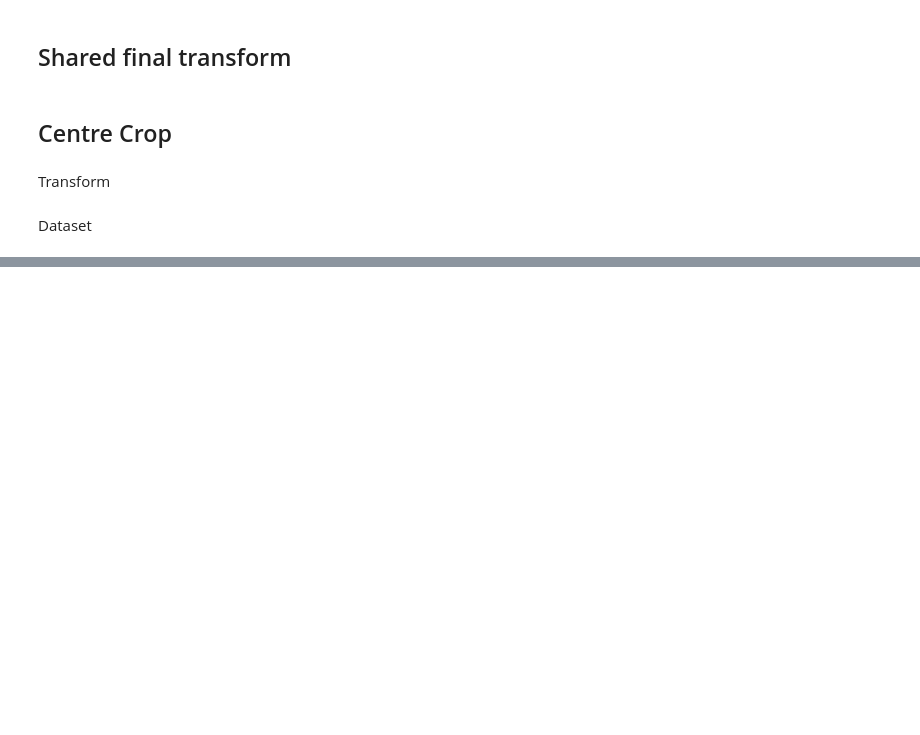
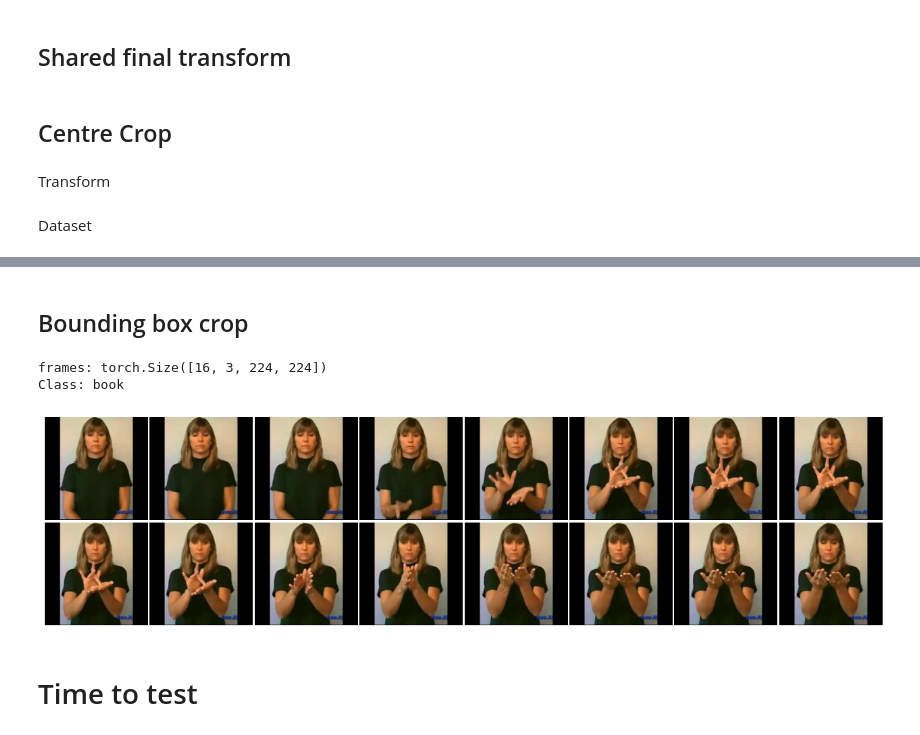
Before and after one commit to 0p3nTheSauce/SLR, a Jupyter notebook: code/bboxcrop.ipynb, the cells around one changed output, grey strips where cells are left out. Drawn from its saved outputs; the diff is of its cells as text; code cells hidden in the pictures; blank space fills up the shorter version.

```diff
--- a/code/bboxcrop.ipynb
+++ b/code/bboxcrop.ipynb
@@ -124,0 +194,7 @@ ValueError: too many values to unpack (expected 3)
+# %%
+bbc_loader = DataLoader(
+    bbc_test_set,
+    shuffle=False,
+    num_workers=0,
+    pin_memory=False,
+)
@@ -124,0 +251,13 @@ ValueError: too many values to unpack (expected 3)
+# %% [markdown]
+## Bounding box crop
+# %%
+frames_bbc, label_num = prep_next2(sample_bbc)
+print(f"frames: {frames_bbc.shape}")
+print(f'Class: {class_list[label_num]}')
+utils.plt_display_grid(frames_bbc, num_frames, size=(2,2))
+# %% [output]
+frames: torch.Size([16, 3, 224, 224])
+Class: book
+[figure, added]
+# %% [markdown]
+# Time to test
```
Also changed, not shown: parts of 33 cells of this notebook, 23 other files.
